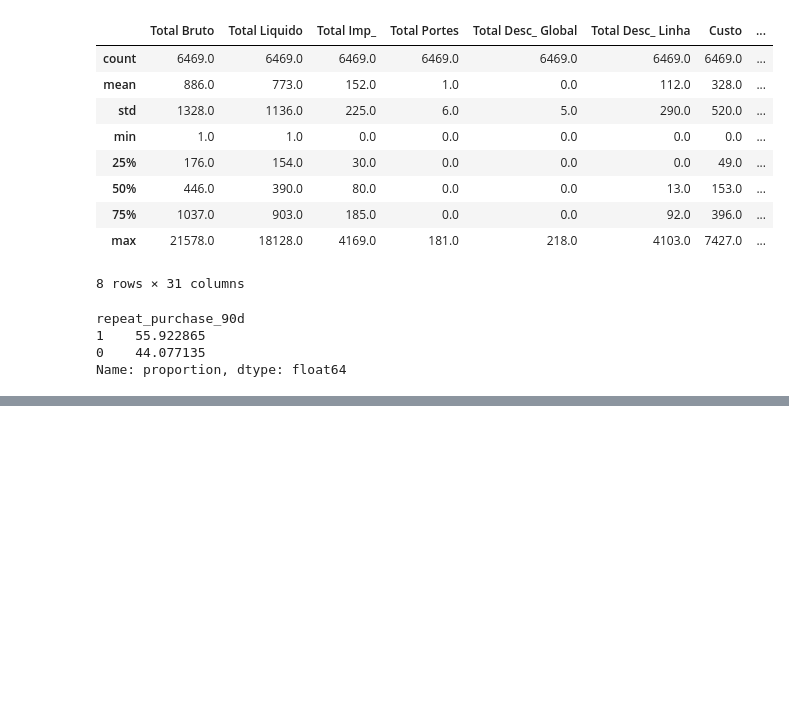
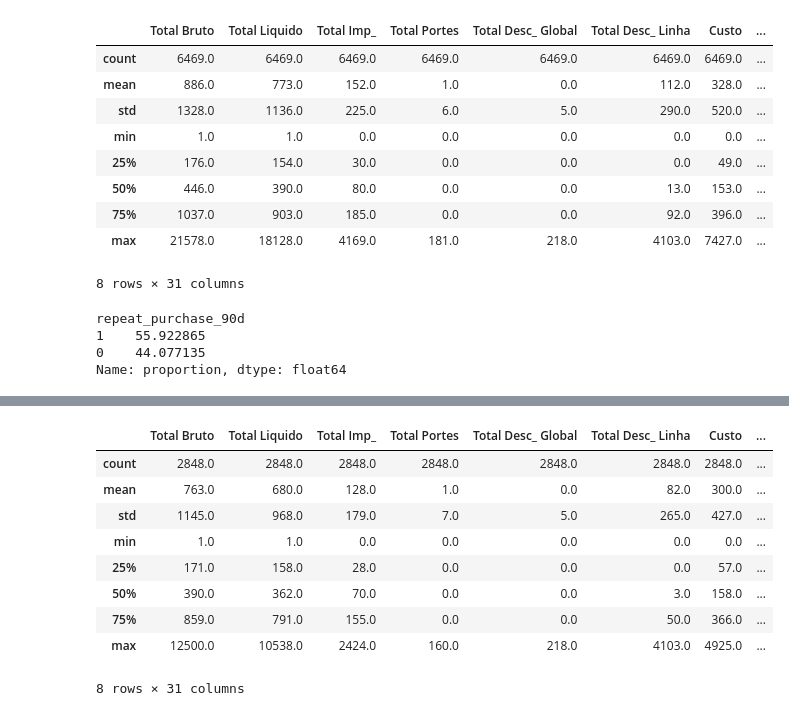
Before and after one commit to Martsnake/machine-learning, a Jupyter notebook: notebooks/Análise.ipynb, the cells around one changed output, grey strips where cells are left out. Drawn from its saved outputs; the diff is of its cells as text; code cells hidden in the pictures; blank space fills up the shorter version.

```diff
--- a/notebooks/Análise.ipynb
+++ b/notebooks/Análise.ipynb
@@ -72,0 +77,13 @@ Name: proportion, dtype: float64
+# %%
+(df[df["repeat_purchase_90d"]==0].describe()).round()
+# %% [output]
+|  | Total Bruto | Total Liquido | Total Imp_ | Total Portes | Total Desc_ Global | Total Desc_ Linha | Custo | ... |
+| count | 2848.0 | 2848.0 | 2848.0 | 2848.0 | 2848.0 | 2848.0 | 2848.0 | ... |
+| mean | 763.0 | 680.0 | 128.0 | 1.0 | 0.0 | 82.0 | 300.0 | ... |
+| std | 1145.0 | 968.0 | 179.0 | 7.0 | 5.0 | 265.0 | 427.0 | ... |
+| min | 1.0 | 1.0 | 0.0 | 0.0 | 0.0 | 0.0 | 0.0 | ... |
+| 25% | 171.0 | 158.0 | 28.0 | 0.0 | 0.0 | 0.0 | 57.0 | ... |
+| 50% | 390.0 | 362.0 | 70.0 | 0.0 | 0.0 | 3.0 | 158.0 | ... |
+| 75% | 859.0 | 791.0 | 155.0 | 0.0 | 0.0 | 50.0 | 366.0 | ... |
+| max | 12500.0 | 10538.0 | 2424.0 | 160.0 | 218.0 | 4103.0 | 4925.0 | ... |
+8 rows × 31 columns
```
Also changed, not shown: parts of 2 cells of this notebook.
